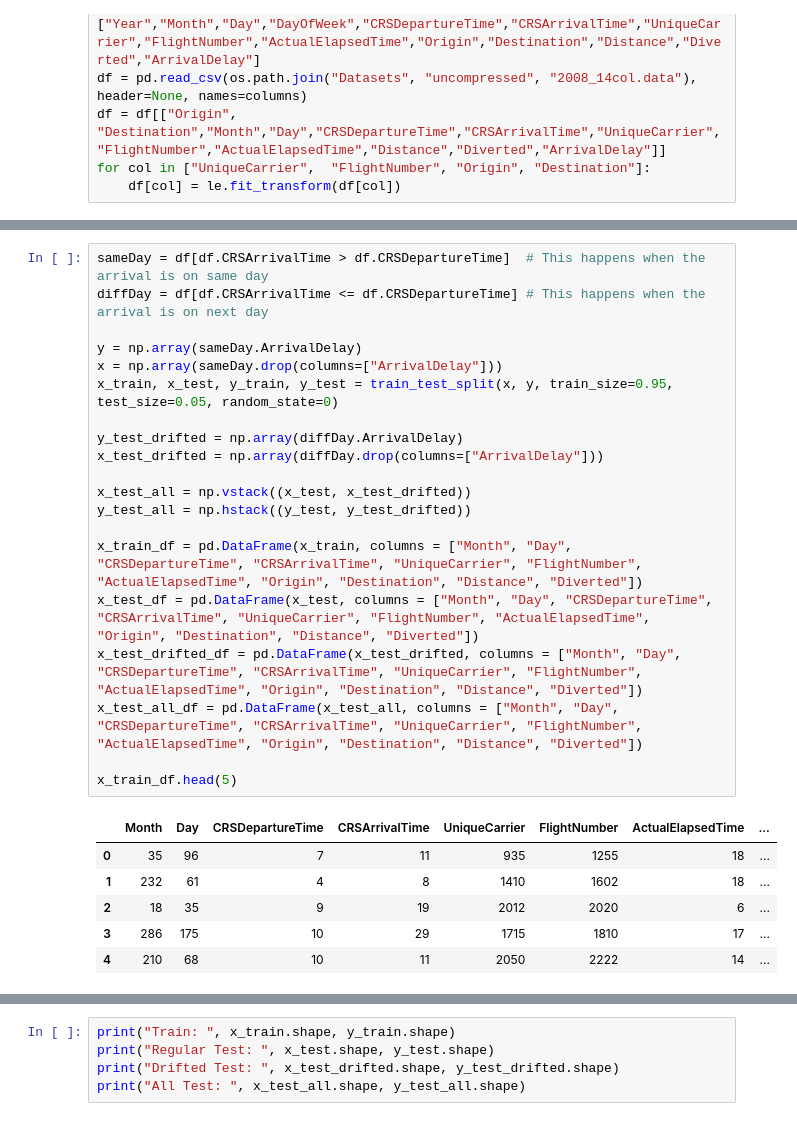
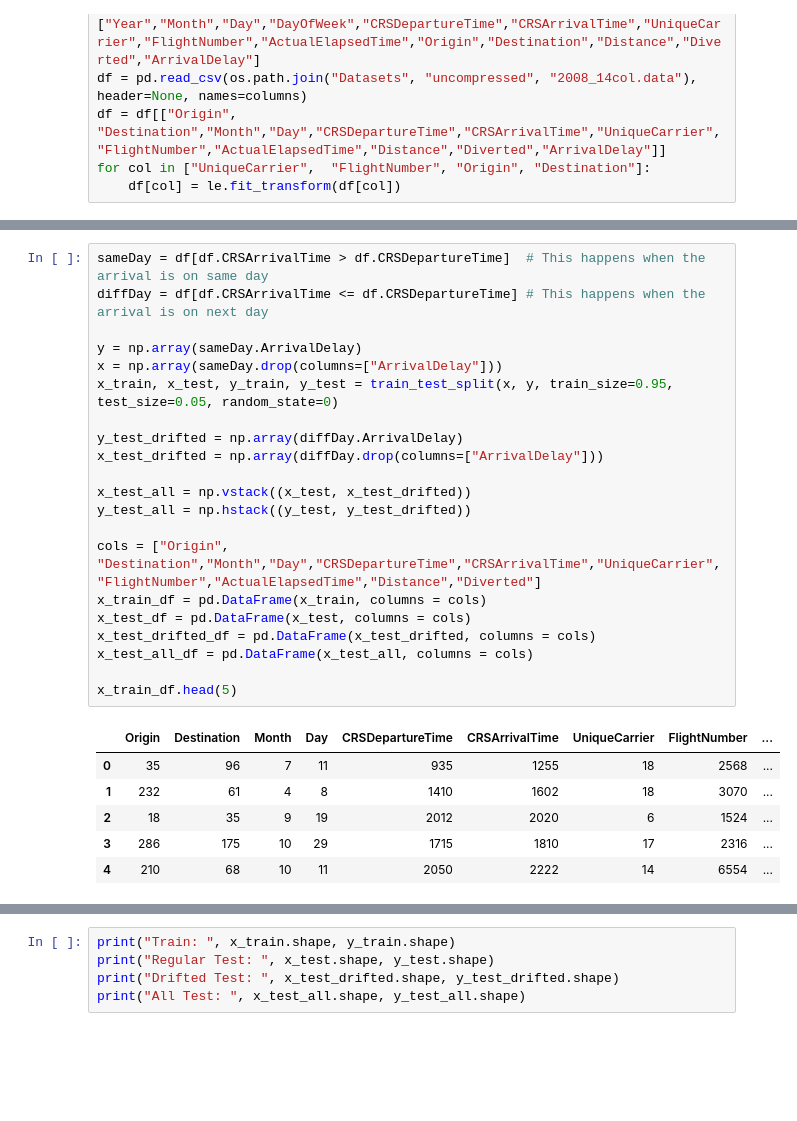
Before and after one commit to microsoft/prose, a Jupyter notebook: misc/CCSynth/CC/Airline-Regression-Experiment.ipynb, the cells around one changed output, grey strips where cells are left out. Cells and saved outputs as stored; diff of their text form; blank space fills up the shorter version.

```diff
--- a/misc/CCSynth/CC/Airline-Regression-Experiment.ipynb
+++ b/misc/CCSynth/CC/Airline-Regression-Experiment.ipynb
@@ -22,30 +36,31 @@ for col in ["UniqueCarrier",  "FlightNumber", "Origin", "Destination"]:
 # %%
 sameDay = df[df.CRSArrivalTime > df.CRSDepartureTime]  # This happens when the arrival is on same day
 diffDay = df[df.CRSArrivalTime <= df.CRSDepartureTime] # This happens when the arrival is on next day
 
 y = np.array(sameDay.ArrivalDelay)
 x = np.array(sameDay.drop(columns=["ArrivalDelay"]))
 x_train, x_test, y_train, y_test = train_test_split(x, y, train_size=0.95, test_size=0.05, random_state=0)
 
 y_test_drifted = np.array(diffDay.ArrivalDelay)
 x_test_drifted = np.array(diffDay.drop(columns=["ArrivalDelay"]))
 
 x_test_all = np.vstack((x_test, x_test_drifted))
 y_test_all = np.hstack((y_test, y_test_drifted))
 
-x_train_df = pd.DataFrame(x_train, columns = ["Month", "Day", "CRSDepartureTime", "CRSArrivalTime", "UniqueCarrier", "FlightNumber", "ActualElapsedTime", "Origin", "Destination", "Distance", "Diverted"])
-x_test_df = pd.DataFrame(x_test, columns = ["Month", "Day", "CRSDepartureTime", "CRSArrivalTime", "UniqueCarrier", "FlightNumber", "ActualElapsedTime", "Origin", "Destination", "Distance", "Diverted"])
-x_test_drifted_df = pd.DataFrame(x_test_drifted, columns = ["Month", "Day", "CRSDepartureTime", "CRSArrivalTime", "UniqueCarrier", "FlightNumber", "ActualElapsedTime", "Origin", "Destination", "Distance", "Diverted"])
-x_test_all_df = pd.DataFrame(x_test_all, columns = ["Month", "Day", "CRSDepartureTime", "CRSArrivalTime", "UniqueCarrier", "FlightNumber", "ActualElapsedTime", "Origin", "Destination", "Distance", "Diverted"])
+cols = ["Origin", "Destination","Month","Day","CRSDepartureTime","CRSArrivalTime","UniqueCarrier","FlightNumber","ActualElapsedTime","Distance","Diverted"]
+x_train_df = pd.DataFrame(x_train, columns = cols)
+x_test_df = pd.DataFrame(x_test, columns = cols)
+x_test_drifted_df = pd.DataFrame(x_test_drifted, columns = cols)
+x_test_all_df = pd.DataFrame(x_test_all, columns = cols)
 
 x_train_df.head(5)
 # %% [output]
-|  | Month | Day | CRSDepartureTime | CRSArrivalTime | UniqueCarrier | FlightNumber | ActualElapsedTime | ... |
-| 0 | 35 | 96 | 7 | 11 | 935 | 1255 | 18 | ... |
-| 1 | 232 | 61 | 4 | 8 | 1410 | 1602 | 18 | ... |
-| 2 | 18 | 35 | 9 | 19 | 2012 | 2020 | 6 | ... |
-| 3 | 286 | 175 | 10 | 29 | 1715 | 1810 | 17 | ... |
-| 4 | 210 | 68 | 10 | 11 | 2050 | 2222 | 14 | ... |
+|  | Origin | Destination | Month | Day | CRSDepartureTime | CRSArrivalTime | UniqueCarrier | FlightNumber | ... |
+| 0 | 35 | 96 | 7 | 11 | 935 | 1255 | 18 | 2568 | ... |
+| 1 | 232 | 61 | 4 | 8 | 1410 | 1602 | 18 | 3070 | ... |
+| 2 | 18 | 35 | 9 | 19 | 2012 | 2020 | 6 | 1524 | ... |
+| 3 | 286 | 175 | 10 | 29 | 1715 | 1810 | 17 | 2316 | ... |
+| 4 | 210 | 68 | 10 | 11 | 2050 | 2222 | 14 | 6554 | ... |
 # %%
 x_train_df.CRSDepartureTime = (x_train_df.CRSDepartureTime / 100).astype(int) * 60 + x_train_df.CRSDepartureTime % 100
 x_train_df.CRSArrivalTime = (x_train_df.CRSArrivalTime / 100).astype(int) * 60 + x_train_df.CRSArrivalTime % 100
```
Also changed, not shown: parts of 8 cells of this notebook.
